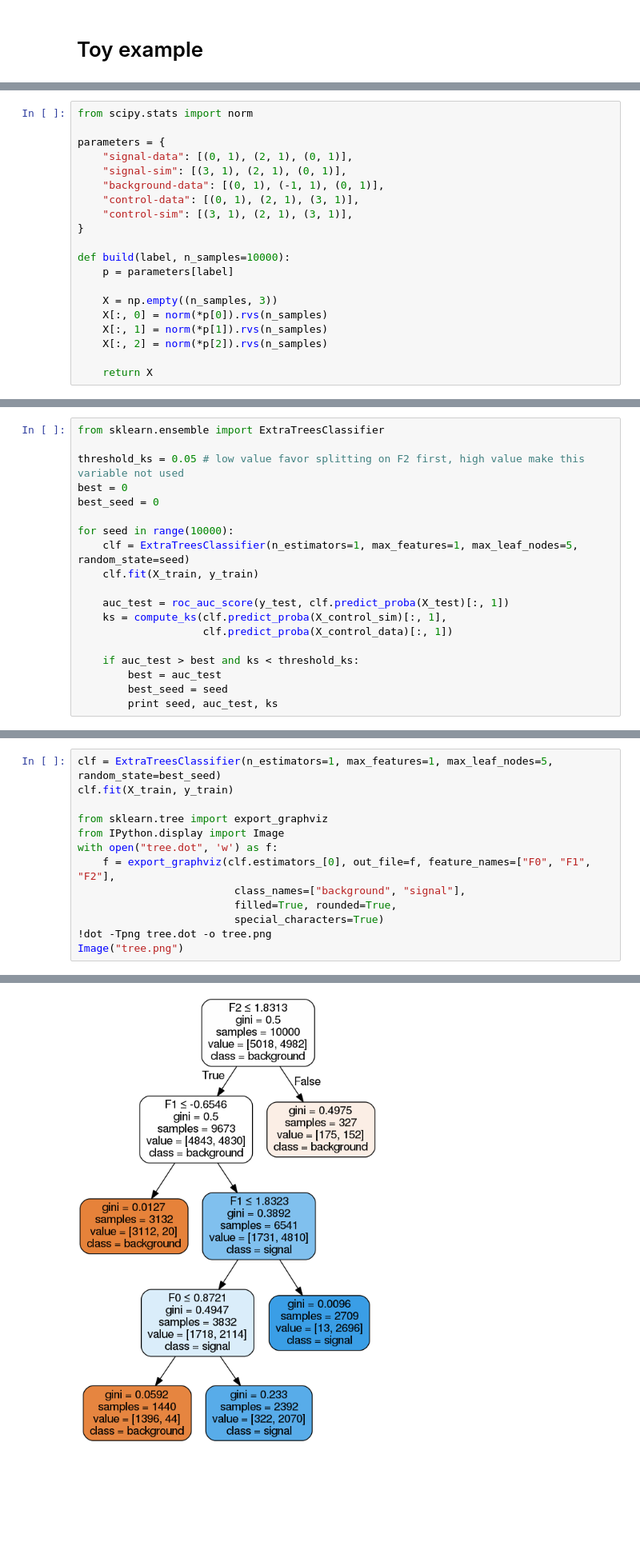
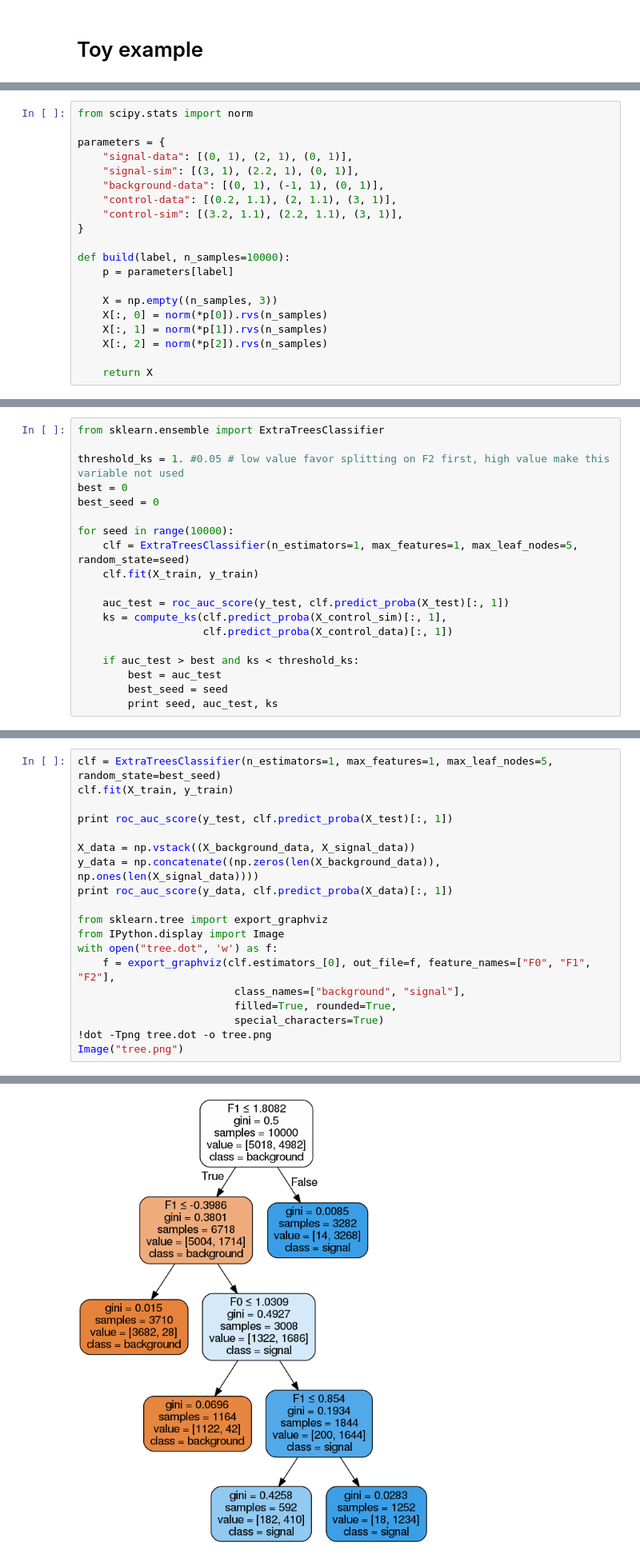
Before and after one commit to glouppe/notebooks, a Jupyter notebook: Classification with a control channel.ipynb, the cells around one changed output, grey strips where cells are left out. Shown at 80% size. Cells and saved outputs as stored; diff of their text form; blank space fills up the shorter version.

```diff
--- a/Classification with a control channel.ipynb
+++ b/Classification with a control channel.ipynb
@@ -82,10 +84,10 @@ from scipy.stats import norm
 
 parameters = {
     "signal-data": [(0, 1), (2, 1), (0, 1)],
-    "signal-sim": [(3, 1), (2, 1), (0, 1)],
+    "signal-sim": [(3, 1), (2.2, 1), (0, 1)],
     "background-data": [(0, 1), (-1, 1), (0, 1)],
-    "control-data": [(0, 1), (2, 1), (3, 1)],
-    "control-sim": [(3, 1), (2, 1), (3, 1)],
+    "control-data": [(0.2, 1.1), (2, 1.1), (3, 1)],
+    "control-sim": [(3.2, 1.1), (2.2, 1.1), (3, 1)],
 }
 
 def build(label, n_samples=10000):
@@ -150,7 +152,7 @@ print rf.feature_importances_
 # %%
 from sklearn.ensemble import ExtraTreesClassifier
 
-threshold_ks = 0.05 # low value favor splitting on F2 first, high value make this variable not used
+threshold_ks = 1. #0.05 # low value favor splitting on F2 first, high value make this variable not used
 best = 0
 best_seed = 0
 
@@ -176,6 +184,12 @@ for seed in range(10000):
 # %%
 clf = ExtraTreesClassifier(n_estimators=1, max_features=1, max_leaf_nodes=5, random_state=best_seed)
 clf.fit(X_train, y_train)
+
+print roc_auc_score(y_test, clf.predict_proba(X_test)[:, 1])
+
+X_data = np.vstack((X_background_data, X_signal_data))
+y_data = np.concatenate((np.zeros(len(X_background_data)), np.ones(len(X_signal_data))))
+print roc_auc_score(y_data, clf.predict_proba(X_data)[:, 1])
 
 from sklearn.tree import export_graphviz
 from IPython.display import Image
@@ -190,4 +206,4 @@ Image("tree.png")
-[figure, old version]
+[figure, new version]
 # %% [markdown]
 Shortcut to bruteforce : learn to separate control from scoring, then fully exploit sim signal + data background.
 # %% [markdown]
```
Also changed, not shown: parts of 11 cells of this notebook.
